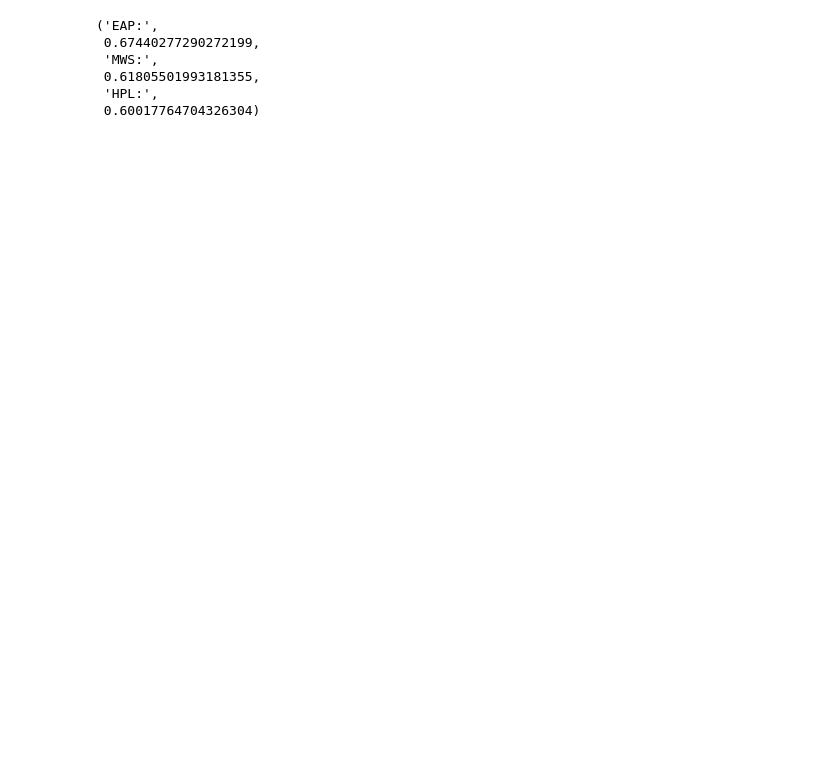
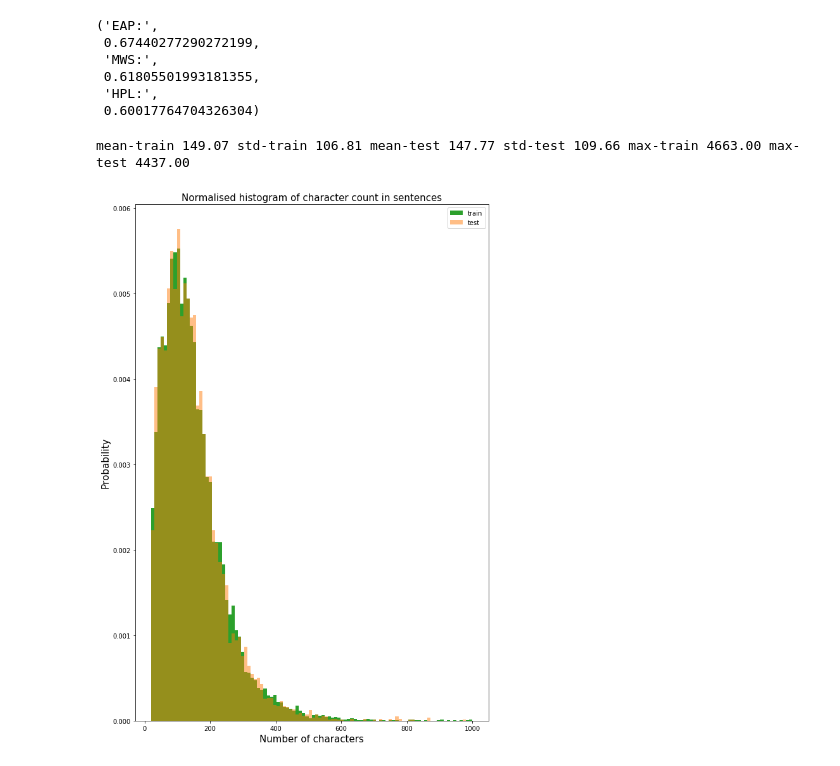
Before and after one commit to skrcode/Kaggle---Spooky-Author, a Jupyter notebook: src/main.ipynb, the cells around one changed output. Saved outputs shown, nothing was run; the diff lists cells and outputs as text; code cells hidden in the pictures; blank space fills up the shorter version.

Commit message:
Added important stats

```diff
--- a/src/main.ipynb
+++ b/src/main.ipynb
@@ -81,0 +74,23 @@ writeResult.do(result,X_test_features)
+# %%
+# Character Count
+import seaborn as sns
+pal = sns.color_palette()
+
+train_sents = pd.Series(X_train['text'].tolist()).astype(str)
+test_sents = pd.Series(X_test['text'].tolist()).astype(str)
+
+dist_train = train_sents.apply(len)
+dist_test = test_sents.apply(len)
+plt.figure(figsize=(10, 15))
+plt.hist(dist_train, bins=100, range=[20, 1000], color=pal[2], normed=True, label='train')
+plt.hist(dist_test, bins=100, range=[20, 1000], color=pal[1], normed=True, alpha=0.5, label='test')
+plt.title('Normalised histogram of character count in sentences', fontsize=15)
+plt.legend()
+plt.xlabel('Number of characters', fontsize=15)
+plt.ylabel('Probability', fontsize=15)
+
+print('mean-train {:.2f} std-train {:.2f} mean-test {:.2f} std-test {:.2f} max-train {:.2f} max-test {:.2f}'.format(dist_train.mean(),
+                          dist_train.std(), dist_test.mean(), dist_test.std(), dist_train.max(), dist_test.max()))
+# %% [output]
+mean-train 149.07 std-train 106.81 mean-test 147.77 std-test 109.66 max-train 4663.00 max-test 4437.00
+[figure, added]
```
Also changed, not shown: parts of 9 cells of this notebook.
